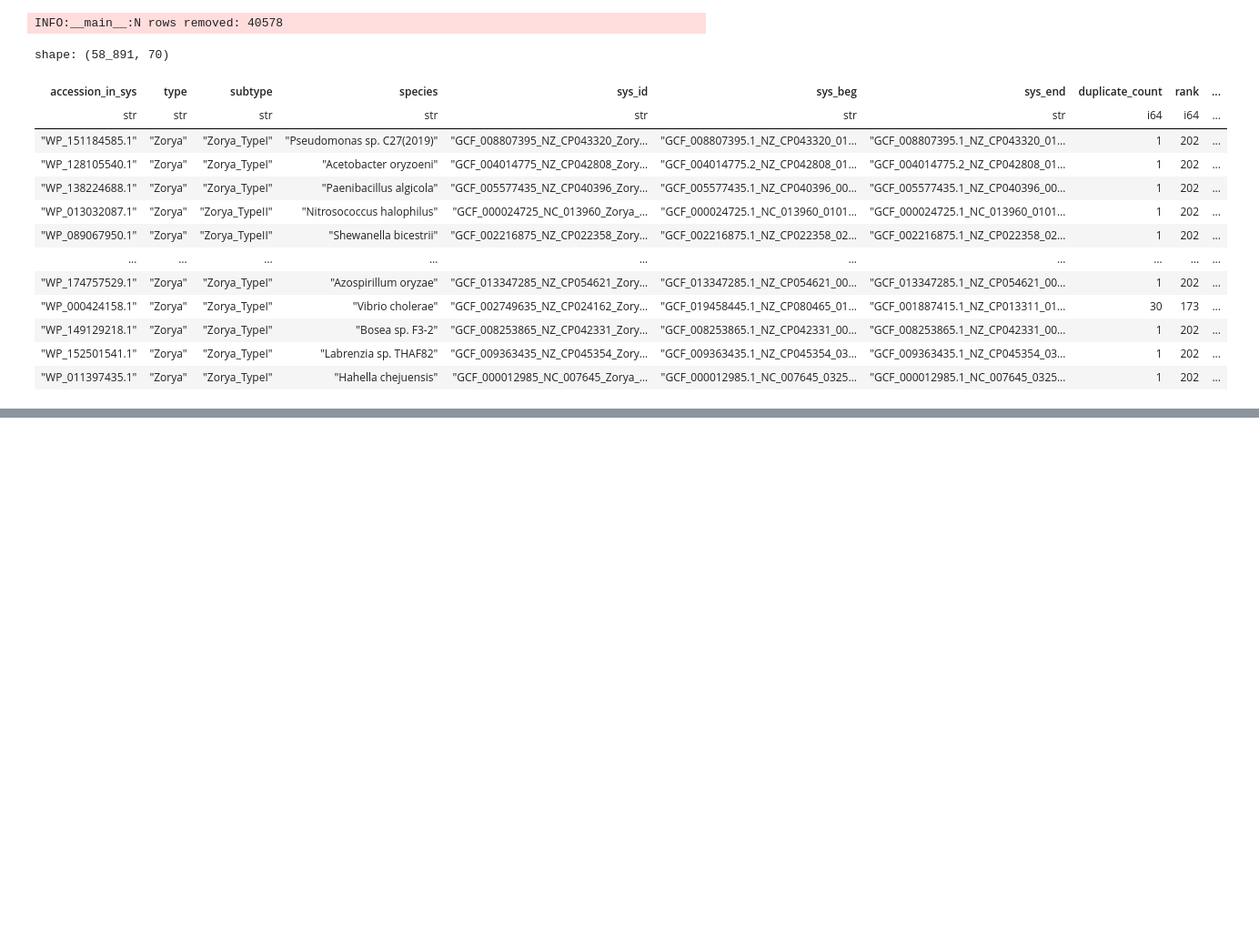
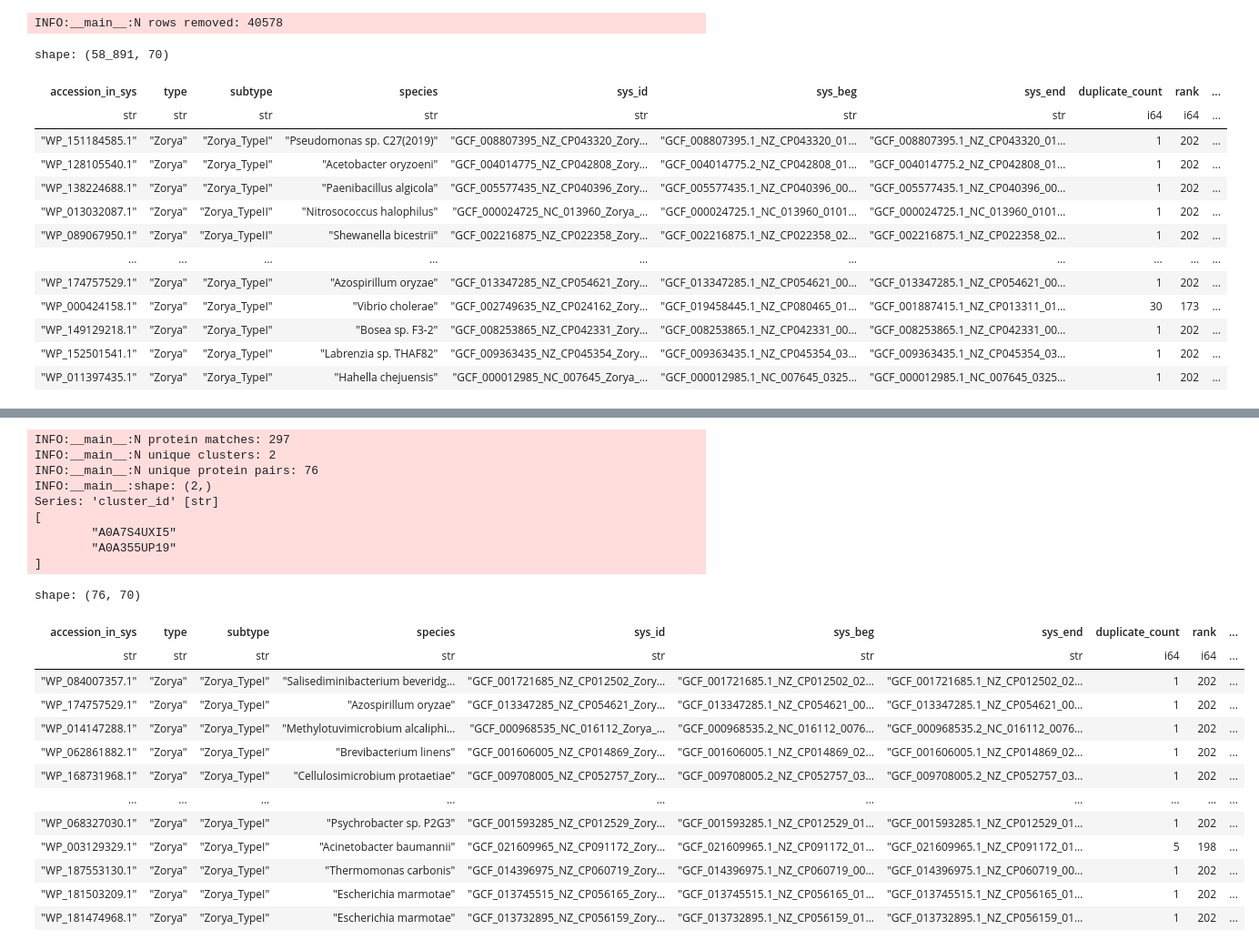
Before and after one commit to juliandeanmoran/BISSH, a Jupyter notebook: testing/explore_zorya.ipynb, the cells around one changed output, grey strips where cells are left out. Shown at 91% size. Drawn from its saved outputs; the diff is of its cells as text; code cells hidden in the pictures; blank space fills up the shorter version.

```diff
--- a/testing/explore_zorya.ipynb
+++ b/testing/explore_zorya.ipynb
@@ -34,10 +34,15 @@ logger = logging.getLogger(__name__)
 #      Args
 # ────────────────────────────────────────────────────────────
 
-THRESHOLD_LENGTH_ERROR = 0.05,
+VAR_NAME_LENGTH_ERROR = "Protein_length_difference"
+THRESHOLD_LENGTH_ERROR = 0.05
 THRESHOLD_OVERLAP_RATIO = 0.9
 PYMOL_ALIGN_METHOD = "super"
+COL_CLUSTER_ID = "cluster_id"
+COL_BACT_PROT_ID = "defense_system_protein_id"
+COL_HS_PROT_ID = "protein_id"
 
+OUT_DIR = Path(f"{INSTALL_PATH}/results/explore_zorya")
 OUT_DIR_AF = Path(f"{INSTALL_PATH}/data_local/alphafold_structures")
 OUT_DIR_PM = Path(f"{INSTALL_PATH}/data_local/pymol_alignments/{PYMOL_ALIGN_METHOD}")
 
@@ -141,0 +186,62 @@ shape: (58_891, 70)
+# %%
+# ────────────────────────────────────────────────────────────
+#      Summarise
+# ────────────────────────────────────────────────────────────
+
+def summarise_protein_matches(
+    df: pl.DataFrame,
+    col_bact_prot_id: str,
+    col_human_prot_id: str,
+    col_cluster_id: str
+) -> pl.DataFrame:
+
+    logger.info(f"N protein matches: {len(df)}")
+
+    unique_clusters = df[col_cluster_id].unique()
+    logger.info(f"N unique clusters: {len(unique_clusters)}")
+
+    unique_protein_pairs = df.unique(
+        subset=[col_bact_prot_id, col_human_prot_id, col_cluster_id]
+    ).sort(col_cluster_id)
+
+    logger.info(f"N unique protein pairs: {len(unique_protein_pairs)}")
+    logger.info(unique_clusters)
+
+    return unique_protein_pairs
+
+df_unq_matches = summarise_protein_matches(
+    df_filt,
+    col_bact_prot_id=COL_BACT_PROT_ID,
+    col_human_prot_id=COL_HS_PROT_ID,
+    col_cluster_id=COL_CLUSTER_ID
+)
+df_unq_matches.write_csv(
+    OUT_DIR / "zorya_unique_protein_pairs.tsv",
+    separator="\t",
+    include_header=True
+)
+df_unq_matches
+# %% [output]
+INFO:__main__:N protein matches: 297
+INFO:__main__:N unique clusters: 2
+INFO:__main__:N unique protein pairs: 76
+INFO:__main__:shape: (2,)
+Series: 'cluster_id' [str]
+[
+        "A0A7S4UXI5"
+        "A0A355UP19"
+]
+shape: (76, 70)
+| accession_in_sys | type | subtype | species | sys_id | sys_beg | sys_end | duplicate_count | rank | ... |
+| str | str | str | str | str | str | str | i64 | i64 | ... |
+| "WP_084007357.1" | "Zorya" | "Zorya_TypeI" | "Salisediminibacterium beveridg… | "GCF_001721685_NZ_CP012502_Zory… | "GCF_001721685.1_NZ_CP012502_02… | "GCF_001721685.1_NZ_CP012502_02… | 1 | 202 | ... |
+| "WP_174757529.1" | "Zorya" | "Zorya_TypeI" | "Azospirillum oryzae" | "GCF_013347285_NZ_CP054621_Zory… | "GCF_013347285.1_NZ_CP054621_00… | "GCF_013347285.1_NZ_CP054621_00… | 1 | 202 | ... |
+| "WP_014147288.1" | "Zorya" | "Zorya_TypeI" | "Methylotuvimicrobium alcaliphi… | "GCF_000968535_NC_016112_Zorya_… | "GCF_000968535.2_NC_016112_0076… | "GCF_000968535.2_NC_016112_0076… | 1 | 202 | ... |
+| "WP_062861882.1" | "Zorya" | "Zorya_TypeI" | "Brevibacterium linens" | "GCF_001606005_NZ_CP014869_Zory… | "GCF_001606005.1_NZ_CP014869_02… | "GCF_001606005.1_NZ_CP014869_02… | 1 | 202 | ... |
+| "WP_168731968.1" | "Zorya" | "Zorya_TypeI" | "Cellulosimicrobium protaetiae" | "GCF_009708005_NZ_CP052757_Zory… | "GCF_009708005.2_NZ_CP052757_03… | "GCF_009708005.2_NZ_CP052757_03… | 1 | 202 | ... |
+| … | … | … | … | … | … | … | … | … | ... |
+| "WP_068327030.1" | "Zorya" | "Zorya_TypeI" | "Psychrobacter sp. P2G3" | "GCF_001593285_NZ_CP012529_Zory… | "GCF_001593285.1_NZ_CP012529_01… | "GCF_001593285.1_NZ_CP012529_01… | 1 | 202 | ... |
+| "WP_003129329.1" | "Zorya" | "Zorya_TypeI" | "Acinetobacter baumannii" | "GCF_021609965_NZ_CP091172_Zory… | "GCF_021609965.1_NZ_CP091172_01… | "GCF_021609965.1_NZ_CP091172_01… | 5 | 198 | ... |
+| "WP_187553130.1" | "Zorya" | "Zorya_TypeI" | "Thermomonas carbonis" | "GCF_014396975_NZ_CP060719_Zory… | "GCF_014396975.1_NZ_CP060719_00… | "GCF_014396975.1_NZ_CP060719_00… | 1 | 202 | ... |
+| "WP_181503209.1" | "Zorya" | "Zorya_TypeI" | "Escherichia marmotae" | "GCF_013745515_NZ_CP056165_Zory… | "GCF_013745515.1_NZ_CP056165_01… | "GCF_013745515.1_NZ_CP056165_01… | 1 | 202 | ... |
+| "WP_181474968.1" | "Zorya" | "Zorya_TypeI" | "Escherichia marmotae" | "GCF_013732895_NZ_CP056159_Zory… | "GCF_013732895.1_NZ_CP056159_01… | "GCF_013732895.1_NZ_CP056159_01… | 1 | 202 | ... |
```
Also changed, not shown: parts of 7 cells of this notebook, 5 other files.
